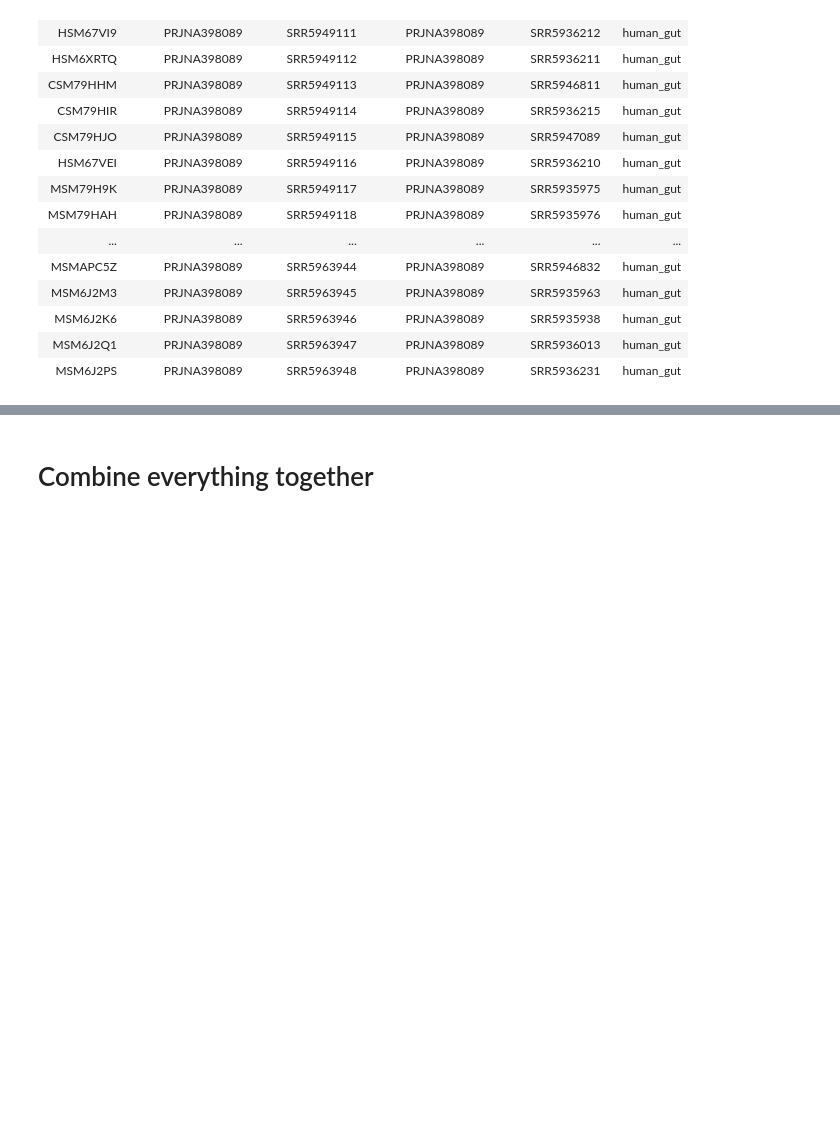
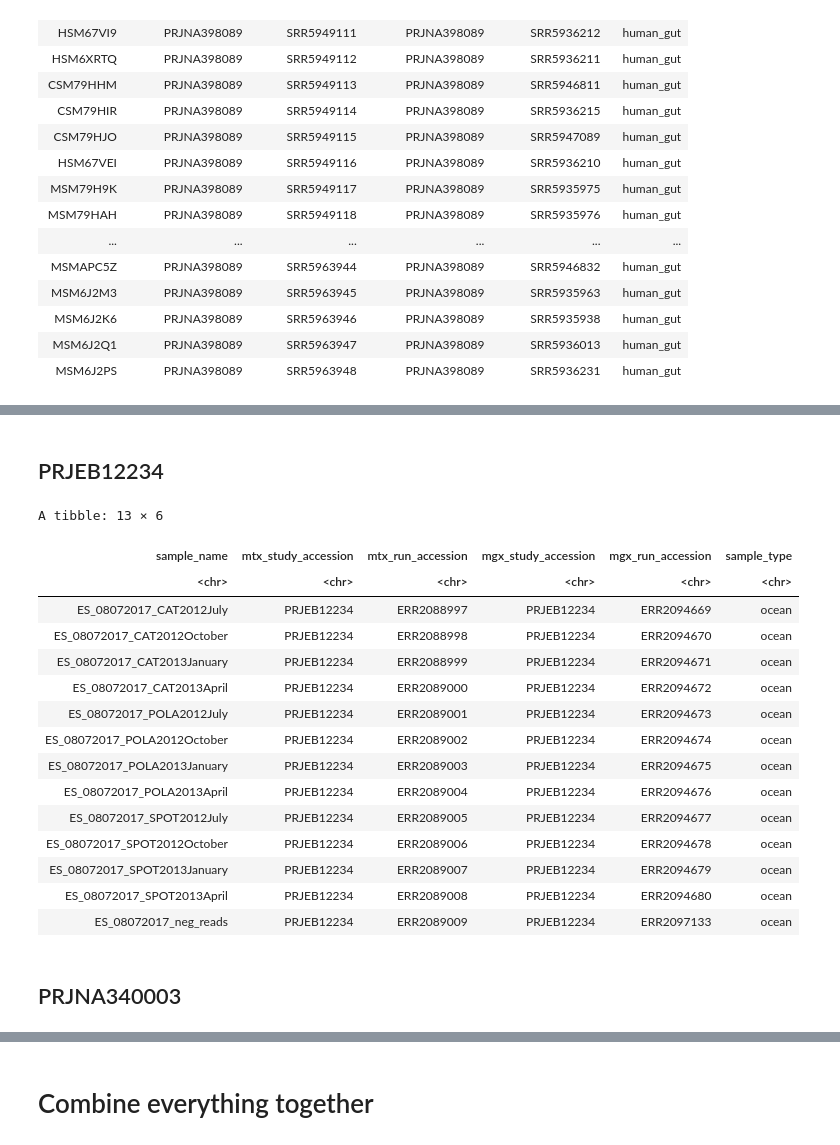
Before and after one commit to Arcadia-Science/2022-mtx-not-in-mgx-pairs, a Jupyter notebook: notebooks/20220816_parse_metadata_paired_mgx_mtx.ipynb, the cells around one changed output, grey strips where cells are left out. Drawn from its saved outputs; the diff is of its cells as text; code cells hidden in the pictures; blank space fills up the shorter version.

```diff
--- a/notebooks/20220816_parse_metadata_paired_mgx_mtx.ipynb
+++ b/notebooks/20220816_parse_metadata_paired_mgx_mtx.ipynb
@@ -913,0 +994,2 @@ A tibble: 761 × 6
+# %% [markdown]
+## PRJEB12234
@@ -913,0 +999,40 @@ A tibble: 761 × 6
+# %%
+prjeb12234_mtx <- prjeb12234 %>%
+  filter(library_source == "METATRANSCRIPTOMIC") %>%
+  filter(library_strategy == "WGS") %>%
+  mutate(sample_name = gsub("_MT", "", sample_alias)) %>%
+  select(sample_name,
+         mtx_study_accession = study_accession,
+         mtx_run_accession = run_accession)
+
+prjeb12234_mgx <- prjeb12234 %>%
+  filter(library_source == "METAGENOMIC") %>%
+  filter(library_strategy == "WGS") %>%
+  mutate(sample_name = gsub("_MG", "", sample_alias)) %>%
+  select(sample_name,
+         mgx_study_accession = study_accession,
+         mgx_run_accession = run_accession)
+
+prjeb12234_mtx_vs_mgx <- inner_join(prjeb12234_mtx, prjeb12234_mgx, by = "sample_name") %>%
+  mutate(sample_type = "ocean")
+
+prjeb12234_mtx_vs_mgx
+# %% [output]
+A tibble: 13 × 6
+| sample_name | mtx_study_accession | mtx_run_accession | mgx_study_accession | mgx_run_accession | sample_type |
+| <chr> | <chr> | <chr> | <chr> | <chr> | <chr> |
+| ES_08072017_CAT2012July | PRJEB12234 | ERR2088997 | PRJEB12234 | ERR2094669 | ocean |
+| ES_08072017_CAT2012October | PRJEB12234 | ERR2088998 | PRJEB12234 | ERR2094670 | ocean |
+| ES_08072017_CAT2013January | PRJEB12234 | ERR2088999 | PRJEB12234 | ERR2094671 | ocean |
+| ES_08072017_CAT2013April | PRJEB12234 | ERR2089000 | PRJEB12234 | ERR2094672 | ocean |
+| ES_08072017_POLA2012July | PRJEB12234 | ERR2089001 | PRJEB12234 | ERR2094673 | ocean |
+| ES_08072017_POLA2012October | PRJEB12234 | ERR2089002 | PRJEB12234 | ERR2094674 | ocean |
+| ES_08072017_POLA2013January | PRJEB12234 | ERR2089003 | PRJEB12234 | ERR2094675 | ocean |
+| ES_08072017_POLA2013April | PRJEB12234 | ERR2089004 | PRJEB12234 | ERR2094676 | ocean |
+| ES_08072017_SPOT2012July | PRJEB12234 | ERR2089005 | PRJEB12234 | ERR2094677 | ocean |
+| ES_08072017_SPOT2012October | PRJEB12234 | ERR2089006 | PRJEB12234 | ERR2094678 | ocean |
+| ES_08072017_SPOT2013January | PRJEB12234 | ERR2089007 | PRJEB12234 | ERR2094679 | ocean |
+| ES_08072017_SPOT2013April | PRJEB12234 | ERR2089008 | PRJEB12234 | ERR2094680 | ocean |
+| ES_08072017_neg_reads | PRJEB12234 | ERR2089009 | PRJEB12234 | ERR2097133 | ocean |
+# %% [markdown]
+## PRJNA340003
```
Also changed, not shown: parts of 12 cells of this notebook.
